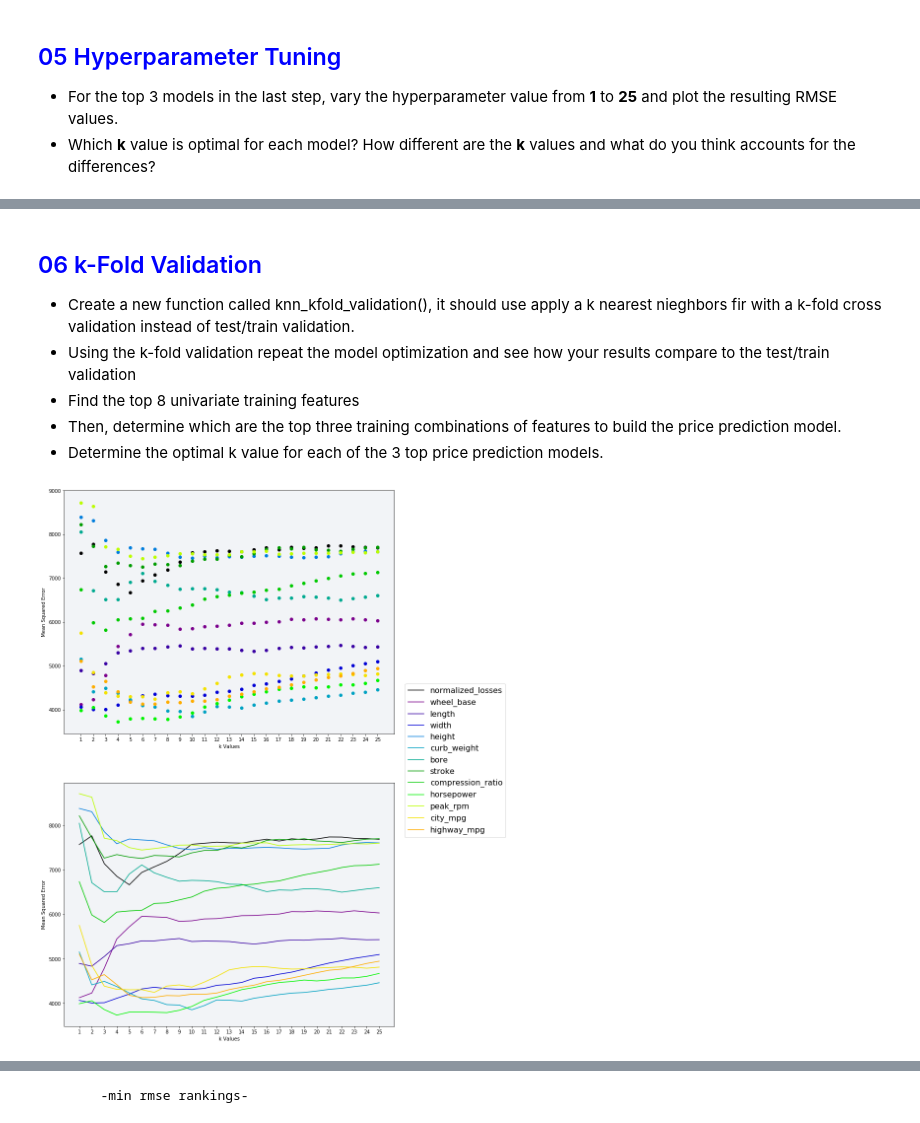
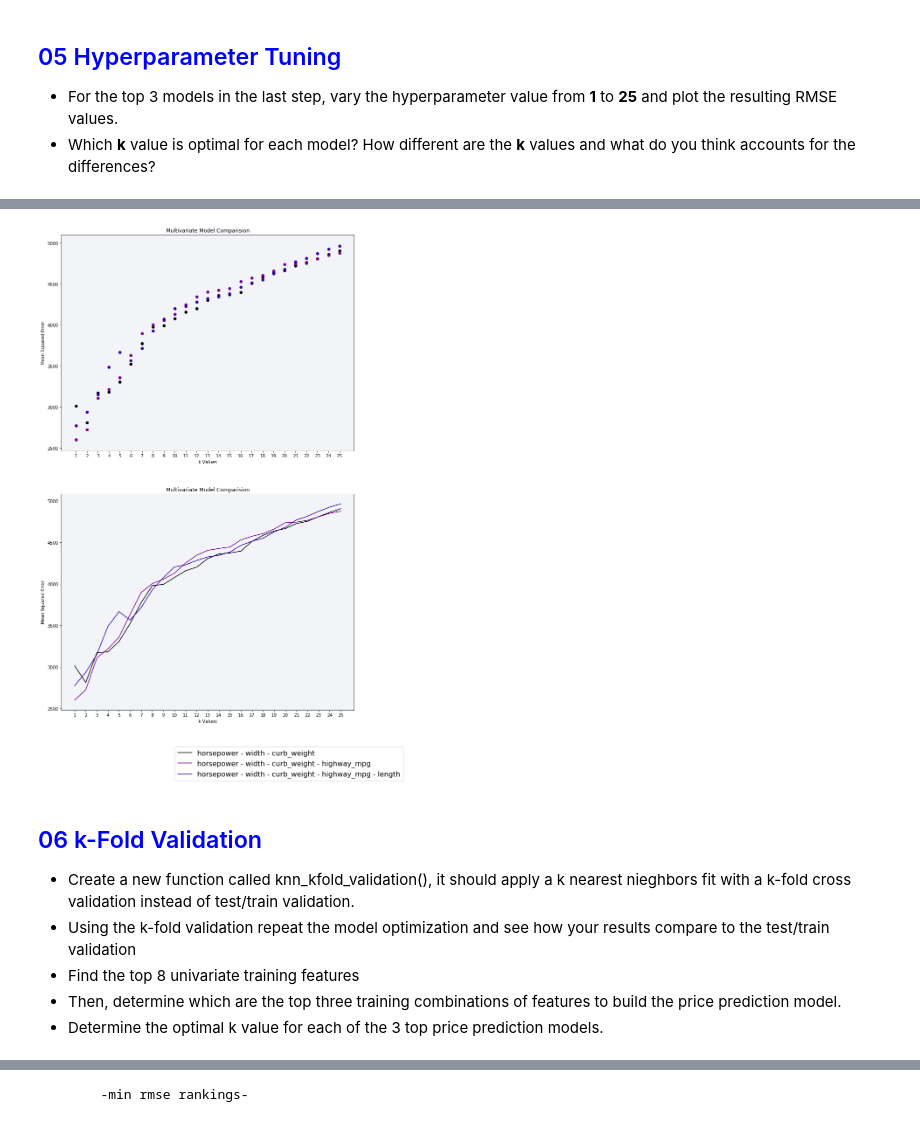
Before and after one commit to kitestring/DataQuest, a Jupyter notebook: 06_MachineLearning/01_ML_Fundamentals/06_GuidedProject_PredictingCarPrices/PredictingCarPrices.ipynb, the cells around one changed output, grey strips where cells are left out. Drawn from its saved outputs; the diff is of its cells as text; code cells hidden in the pictures.

```diff
--- a/06_MachineLearning/01_ML_Fundamentals/06_GuidedProject_PredictingCarPrices/PredictingCarPrices.ipynb
+++ b/06_MachineLearning/01_ML_Fundamentals/06_GuidedProject_PredictingCarPrices/PredictingCarPrices.ipynb
@@ -497,0 +478,5 @@ mean_ranking_eval_set
+# %%
+# Create list containing list of 2, 3 ... 8 best features
+f = rmse_univariate_k_eval_series.index.tolist()
+best_feature_combinations = [f[:x] for x in range(2,9)]
+best_feature_combinations
@@ -497,0 +504,10 @@ mean_ranking_eval_set
+# %%
+# Optimize the k values for each of the 7 multi feature modles listed above
+ks = [i for i in range(1, 26)]
+top_seven_features_rmse = multivariate_knn_train_test_eval_k(df=numeric_cars_normalized,
+            train_columns=best_feature_combinations, predict_column=predictive_feature, k_values=ks)
+
+rmse_multivariate_k_eval_df = pd.DataFrame(top_seven_features_rmse)
+
+columns = rmse_multivariate_k_eval_df.columns.tolist()
+rmse_multivariate_k_eval_df.head(5)
@@ -582,0 +525,5 @@ Model: highway_mpg - width - curb_weight - city_mpg - horsepower - wheel_base -
+# %%
+# Rank the test features by mean rmse values
+mean_rmse_multivariate = rmse_multivariate_k_eval_df.mean()
+mean_rmse_multivariate.sort_values(inplace=True)
+mean_rmse_multivariate
@@ -582,0 +539,19 @@ Model: highway_mpg - width - curb_weight - city_mpg - horsepower - wheel_base -
+# %%
+# Display the optimized hyperparameter (k) for the top 3 models
+# And create a dict for plotting in the next step
+
+top_three_models = mean_rmse_multivariate.index.tolist()[:3]
+min_rmse = rmse_multivariate_k_eval_df.min()
+top_three_models_rmse = {}
+
+print('**Optimal k-values for each model**\n')
+for model in top_three_models:
+    RMSE = min_rmse[model]
+    k = rmse_multivariate_k_eval_df[rmse_multivariate_k_eval_df[model] == RMSE].index.tolist()
+    k = k[0] + 1
+    print(model)
+    print('\tk-value:', k)
+    print('\tRMSE:', RMSE)
+    print('\n')
+
+    top_three_models_rmse[model] = rmse_multivariate_k_eval_df[model].tolist()
@@ -583,6 +574,12 @@ Model: highway_mpg - width - curb_weight - city_mpg - horsepower - wheel_base -
+# %%
+plot_RMSE_k_value_eval(training_features=top_three_models, k_values=ks,
+            rmse_dict=top_three_models_rmse, title='Multivariate Model Comparision',
+            legend_h_offset = 1.18, legend_v_offset=-0.25)
+# %% [output]
+[figure, added]
 # %% [markdown]
 ## <font color=blue>06 k-Fold Validation</font>
-*  Create a new function called knn_kfold_validation(), it should use apply a k nearest nieghbors fir with a k-fold cross validation instead of test/train validation.
+*  Create a new function called knn_kfold_validation(), it should apply a k nearest nieghbors fit with a k-fold cross validation instead of test/train validation.
 *  Using the k-fold validation repeat the model optimization and see how your results compare to the test/train validation
   *  Find the top 8 univariate training features
   *  Then, determine which are the top three training combinations of features to build the price prediction model.
@@ -629,30 +625,0 @@ for feature in test_features:
-# %%
-# Visualize the univariate analysis to provide informaiton as to which the best training features are.
-
-matplotlib.rc('legend', fontsize=16)
-fig = plt.figure(figsize=(12,20))
-ax1 = fig.add_subplot(2,1,1)
-ax2 = fig.add_subplot(2,1,2)
-
-ax1.set_prop_cycle('color',plt.cm.spectral(np.linspace(0,1.3,21)))
-ax2.set_prop_cycle('color',plt.cm.spectral(np.linspace(0,1.3,21)))
-
-for i, feature in enumerate(test_features):
-    ax1.scatter(x=k_values, y=rmse_dict[feature], label=feature)
-    ax2.plot(k_values, rmse_dict[feature], label=feature)
-
-# ax1.legend(loc='center right', bbox_to_anchor=(1.35, 1.5))
-ax1.set_xlabel('k Values')
-ax1.set_ylabel('Mean Squared Error')
-ax1.set_xticks(k_values)
-ax1.set_facecolor("#f2f4f7")
-
-ax2.legend(loc='center right', bbox_to_anchor=(1.35, 1.09))
-ax2.set_xlabel('k Values')
-ax2.set_ylabel('Mean Squared Error')
-ax2.set_xticks(k_values)
-ax2.set_facecolor("#f2f4f7")
-
-plt.show()
-# %% [output]
-[figure, removed]
```
Also changed, not shown: parts of 42 cells of this notebook, 9 other files.
